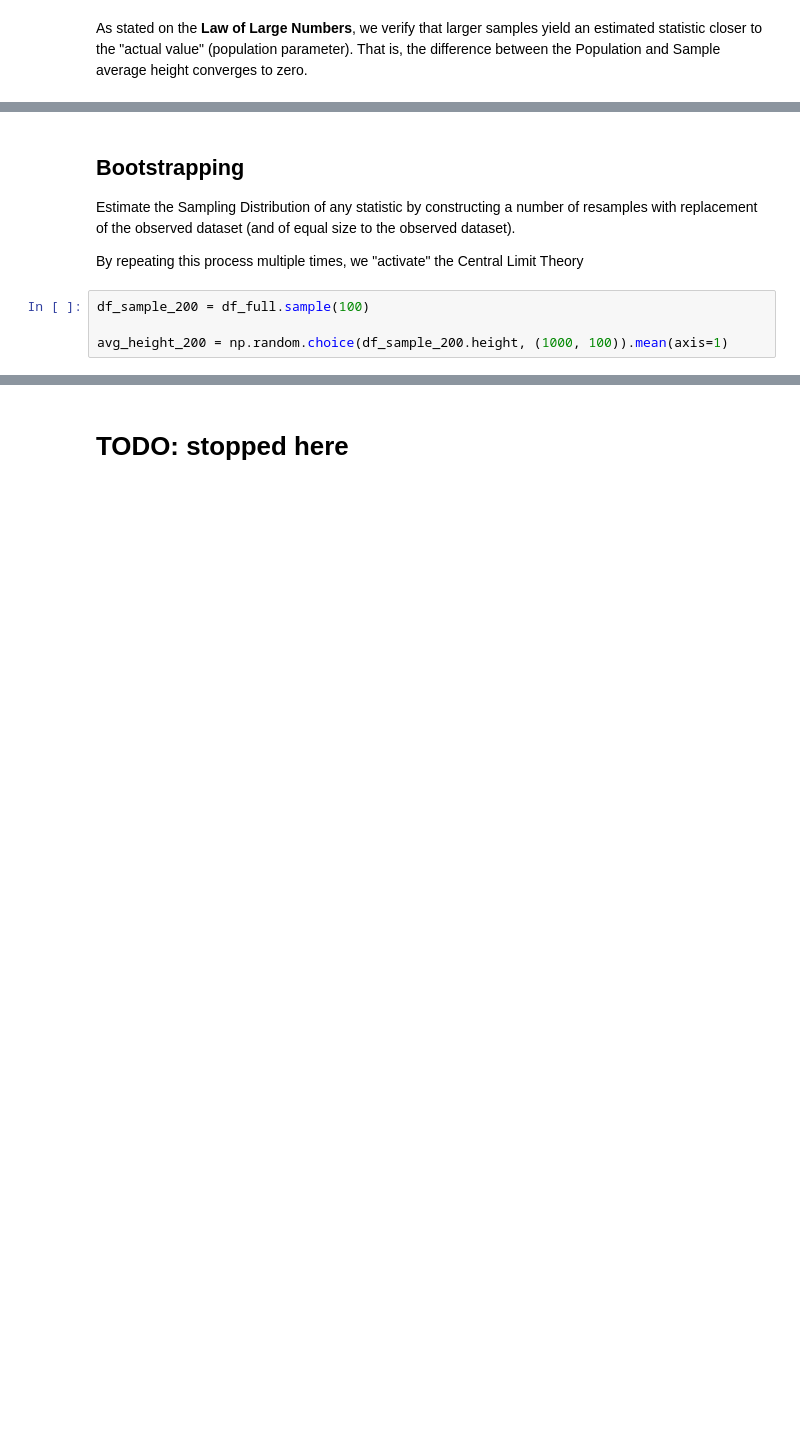
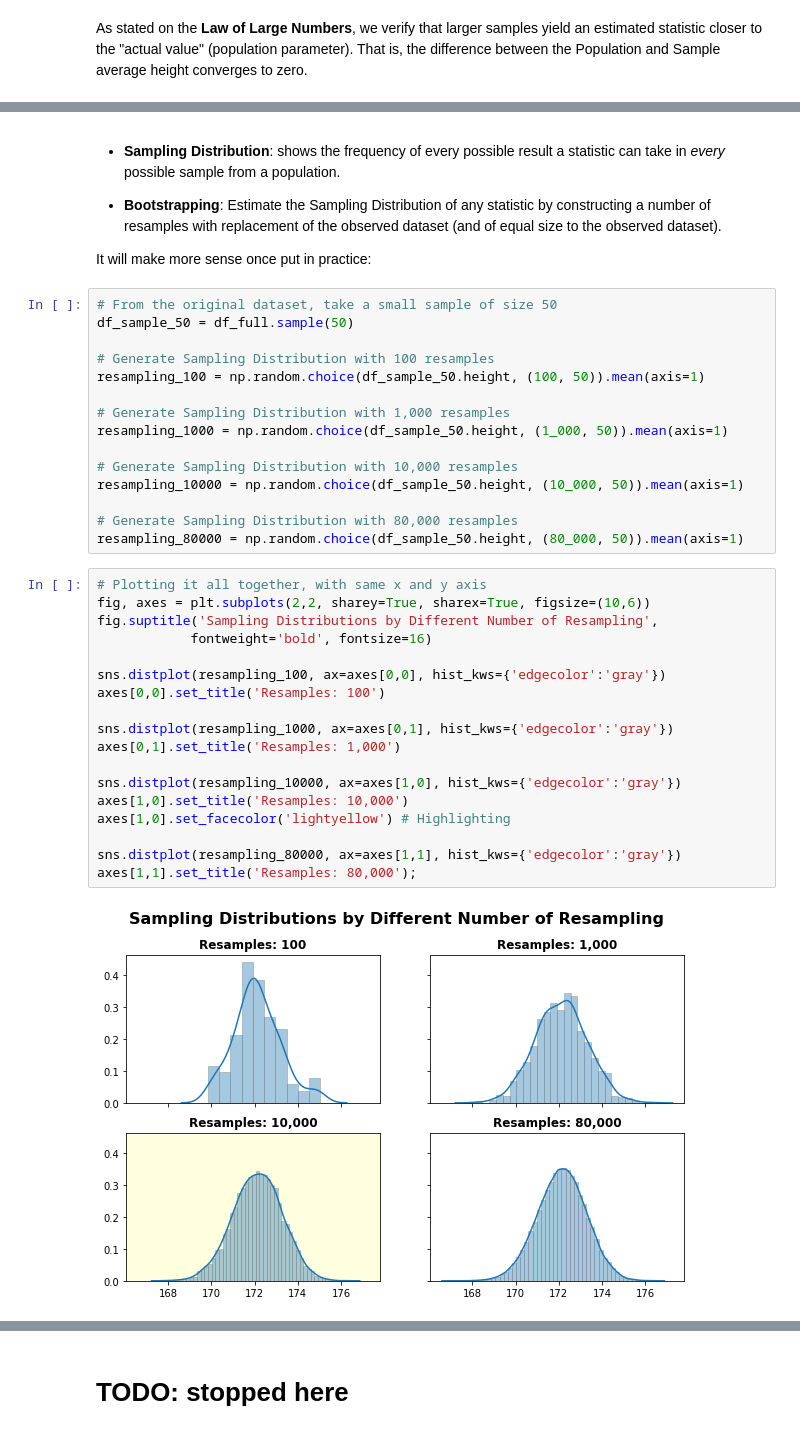
Before and after one commit to Hazem-azim/Practical-Statistics, a Jupyter notebook: 1) Inference - Confidence Interval/Inference - Confidence Interval.ipynb, the cells around one changed output, grey strips where cells are left out. Drawn from its saved outputs; the diff is of its cells as text; blank space fills up the shorter version.

```diff
--- a/1) Inference - Confidence Interval/Inference - Confidence Interval.ipynb
+++ b/1) Inference - Confidence Interval/Inference - Confidence Interval.ipynb
@@ -58,9 +69,41 @@ As stated on the **Law of Large Numbers**, we verify that larger samples yield a
 # %% [markdown]
-## Bootstrapping
-Estimate the Sampling Distribution of any statistic by constructing a number of resamples with replacement of the observed dataset (and of equal size to the observed dataset).
++ **Sampling Distribution**: shows the frequency of every possible result a statistic can take in *every* possible sample from a population.
 
-By repeating this process multiple times, we "activate" the Central Limit Theory
++ **Bootstrapping**: Estimate the Sampling Distribution of any statistic by constructing a number of resamples with replacement of the observed dataset (and of equal size to the observed dataset).
+
+It will make more sense once put in practice:
-# %%
-df_sample_200 = df_full.sample(100)
-
-avg_height_200 = np.random.choice(df_sample_200.height, (1000, 100)).mean(axis=1)
+# %%
+# From the original dataset, take a small sample of size 50
+df_sample_50 = df_full.sample(50)
+
+# Generate Sampling Distribution with 100 resamples
+resampling_100 = np.random.choice(df_sample_50.height, (100, 50)).mean(axis=1)
+
+# Generate Sampling Distribution with 1,000 resamples
+resampling_1000 = np.random.choice(df_sample_50.height, (1_000, 50)).mean(axis=1)
+
+# Generate Sampling Distribution with 10,000 resamples
+resampling_10000 = np.random.choice(df_sample_50.height, (10_000, 50)).mean(axis=1)
+
+# Generate Sampling Distribution with 80,000 resamples
+resampling_80000 = np.random.choice(df_sample_50.height, (80_000, 50)).mean(axis=1)
+# %%
+# Plotting it all together, with same x and y axis
+fig, axes = plt.subplots(2,2, sharey=True, sharex=True, figsize=(10,6))
+fig.suptitle('Sampling Distributions by Different Number of Resampling',
+            fontweight='bold', fontsize=16)
+
+sns.distplot(resampling_100, ax=axes[0,0], hist_kws={'edgecolor':'gray'})
+axes[0,0].set_title('Resamples: 100')
+
+sns.distplot(resampling_1000, ax=axes[0,1], hist_kws={'edgecolor':'gray'})
+axes[0,1].set_title('Resamples: 1,000')
+
+sns.distplot(resampling_10000, ax=axes[1,0], hist_kws={'edgecolor':'gray'})
+axes[1,0].set_title('Resamples: 10,000')
+axes[1,0].set_facecolor('lightyellow') # Highlighting
+
+sns.distplot(resampling_80000, ax=axes[1,1], hist_kws={'edgecolor':'gray'})
+axes[1,1].set_title('Resamples: 80,000');
+# %% [output]
+[figure, added]
```
Also changed, not shown: parts of 25 cells of this notebook, 2 other files.
